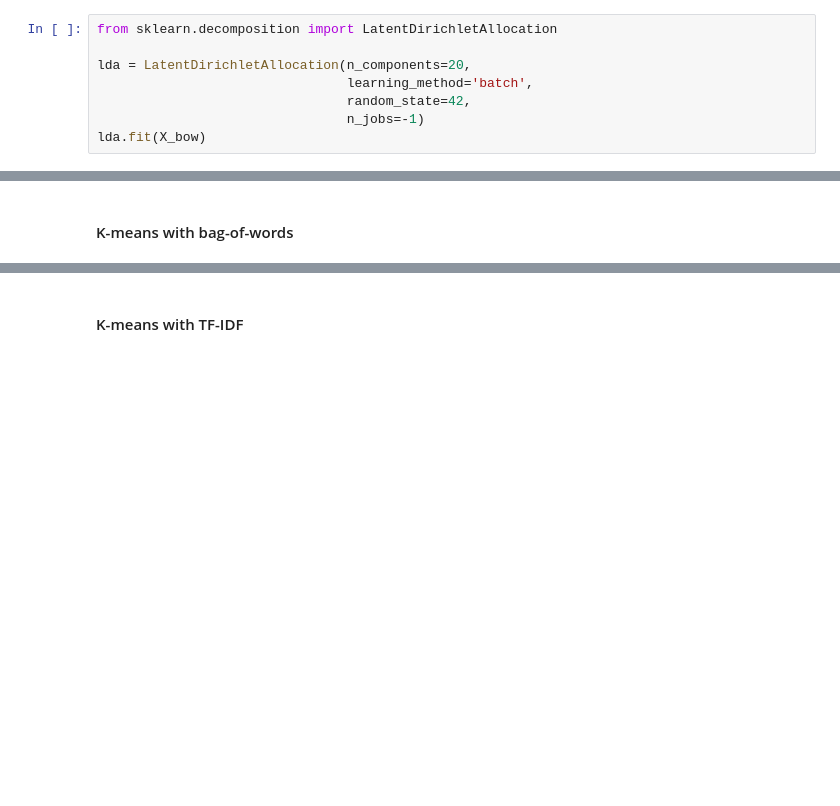
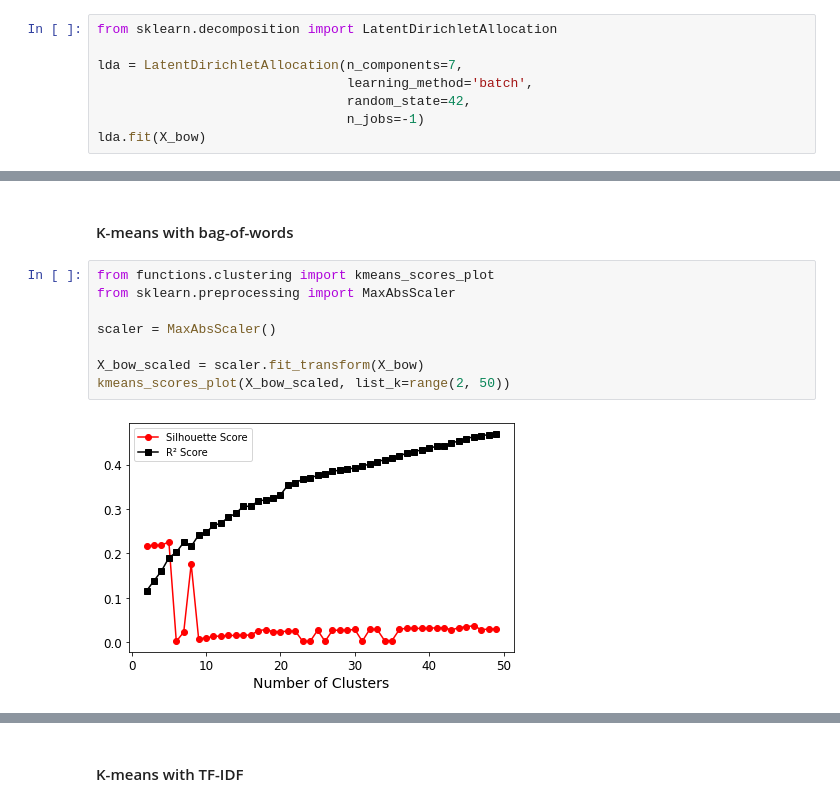
Before and after one commit to Pierre-Eloi/OC_DS_Project6, a Jupyter notebook: automatic_classification.ipynb, the cells around one changed output, grey strips where cells are left out. Drawn from its saved outputs; the diff is of its cells as text; blank space fills up the shorter version.

```diff
--- a/automatic_classification.ipynb
+++ b/automatic_classification.ipynb
@@ -379,7 +392,7 @@ print(X_w2v.shape)
 # %%
 from sklearn.decomposition import LatentDirichletAllocation
 
-lda = LatentDirichletAllocation(n_components=20,
+lda = LatentDirichletAllocation(n_components=7,
                                 learning_method='batch',
                                 random_state=42,
                                 n_jobs=-1)
@@ -455,2 +539,12 @@ sticker bottle nutcase vinyl wrap medium wall water wallmantra quirky
 # %% [markdown]
 #### K-means with bag-of-words
+# %%
+from functions.clustering import kmeans_scores_plot
+from sklearn.preprocessing import MaxAbsScaler
+
+scaler = MaxAbsScaler()
+
+X_bow_scaled = scaler.fit_transform(X_bow)
+kmeans_scores_plot(X_bow_scaled, list_k=range(2, 50))
+# %% [output]
+[figure, added]
```
Also changed, not shown: parts of 26 cells of this notebook.
